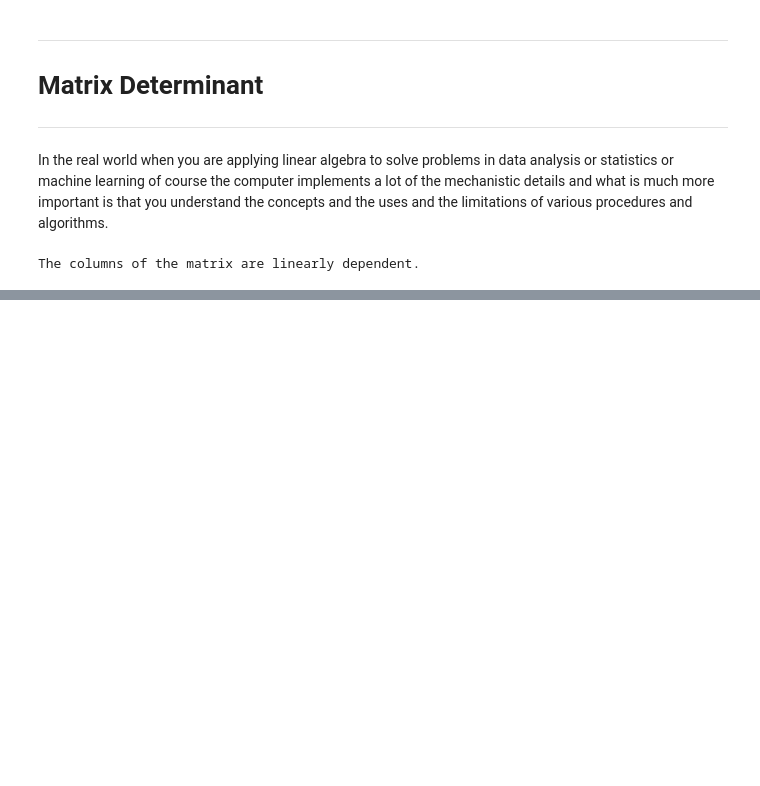
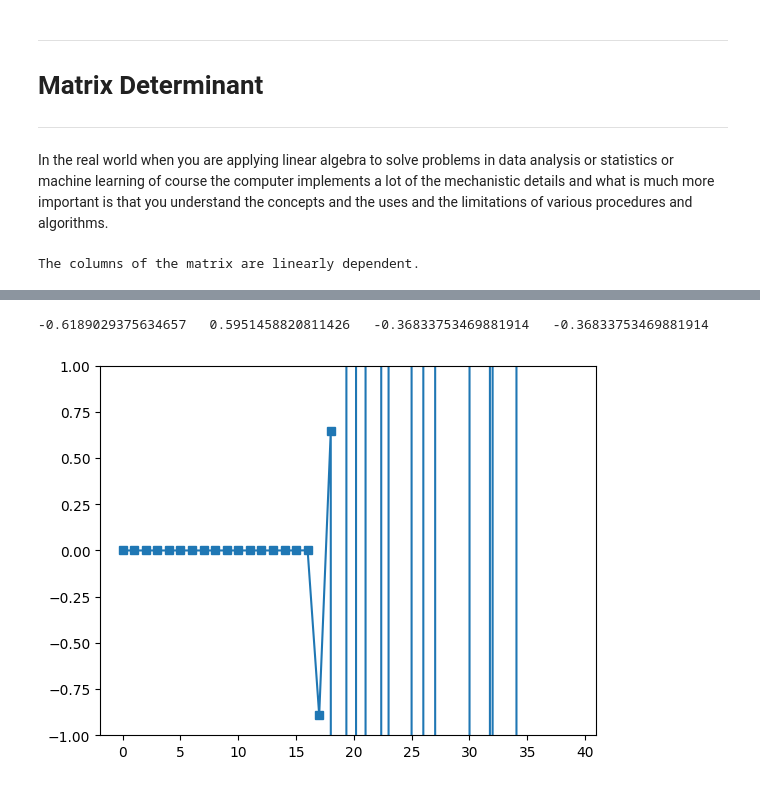
Before and after one commit to SiracencoSerghei/linear_algebra, a Jupyter notebook: 2.6_matrixDet/2.6_1_determinant.ipynb, the cells around one changed output, grey strips where cells are left out. Saved outputs shown, nothing was run; the diff lists cells and outputs as text; code cells hidden in the pictures; blank space fills up the shorter version.

```diff
--- a/2.6_matrixDet/2.6_1_determinant.ipynb
+++ b/2.6_matrixDet/2.6_1_determinant.ipynb
@@ -27,0 +202,30 @@ The columns of the matrix are linearly dependent.
+# %%
+# illustrate that det(AB) = det(A)*det(B)
+#  1) for random 3x3 matricies
+#  2) in a loop over random matrix sizes up to 40x40
+
+A = np.random.randn(3,3)
+B = np.random.randn(3,3)
+
+AB = A@B # matrix multiplication
+
+print(np.linalg.det(A), ' ', np.linalg.det(B), ' ', np.linalg.det(A)*np.linalg.det(B), ' ', np.linalg.det(AB))
+# %% [output]
+-0.6189029375634657   0.5951458820811426   -0.36833753469881914   -0.36833753469881914
+# %%
+dets = np.zeros((40,2))
+
+for k in range(40):
+  A = np.random.randn(k,k)
+  B = np.random.randn(k,k)
+
+  AB = A@B
+
+  dets[k,0] = np.linalg.det(A)*np.linalg.det(B)
+  dets[k,1] = np.linalg.det(AB)
+
+plt.plot(dets[:,0]-dets[:,1],'s-')
+plt.ylim([-1,1])
+plt.show()
+# %% [output]
+[figure, added]
```
Also changed, not shown: parts of 14 cells of this notebook.
